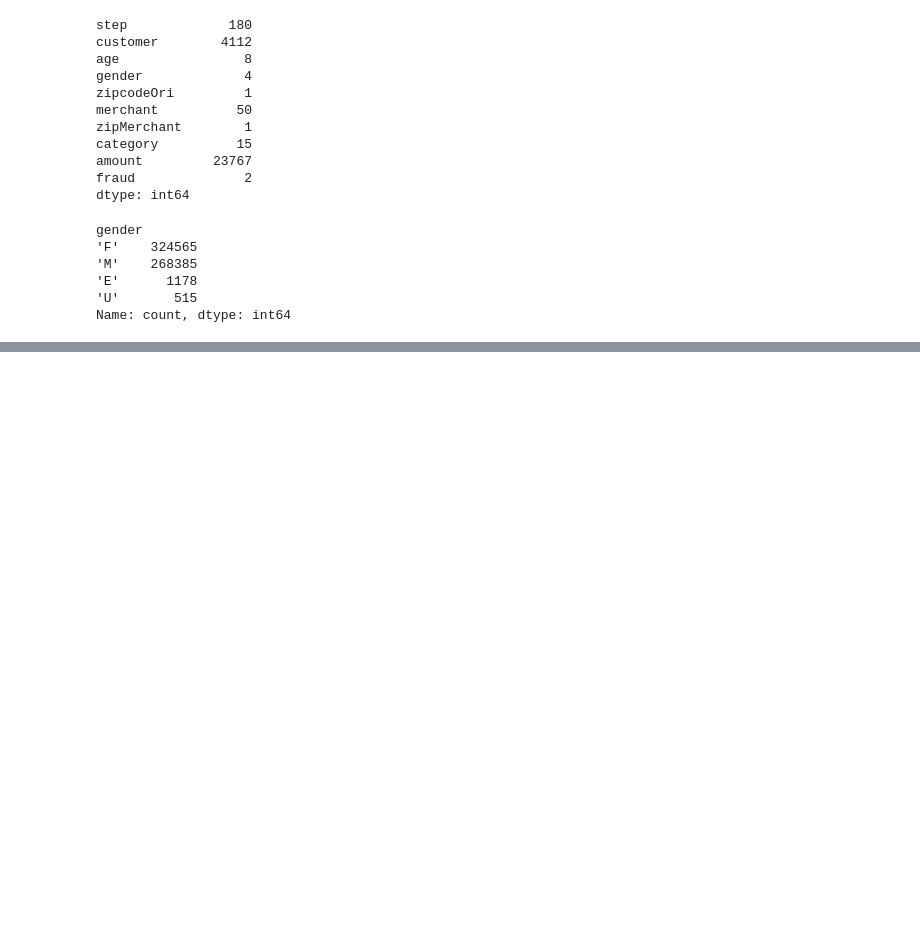
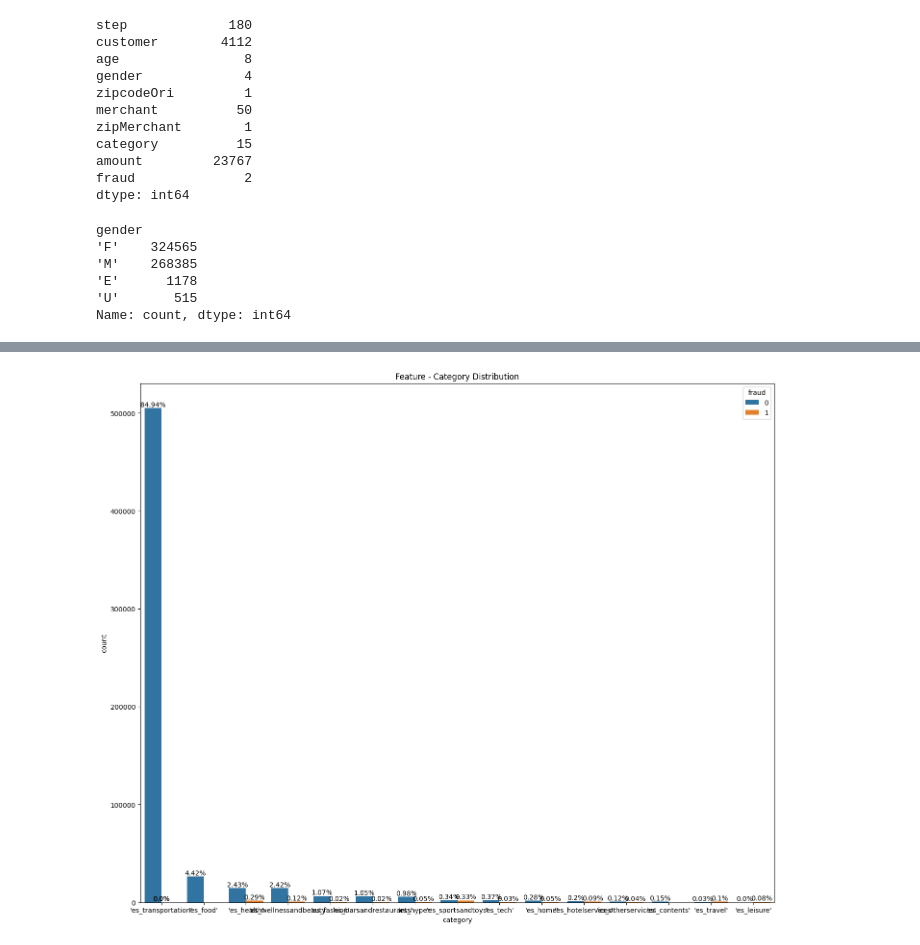
Before and after one commit to Thanh-dev-192006/Credit_Card_-Fraud_-Detection, a Jupyter notebook: notebooks/exploration/EDA.ipynb, the cells around one changed output, grey strips where cells are left out. Cells and saved outputs as stored; diff of their text form; code cells hidden in the pictures; blank space fills up the shorter version.

```diff
--- a/notebooks/exploration/EDA.ipynb
+++ b/notebooks/exploration/EDA.ipynb
@@ -42,0 +118,4 @@ Name: count, dtype: int64
+# %%
+edaplot(df, 'category', title = 'Feature - Category Distribution', hue = 'fraud')
+# %% [output]
+[figure, added]
```
Also changed, not shown: parts of 12 cells of this notebook.
